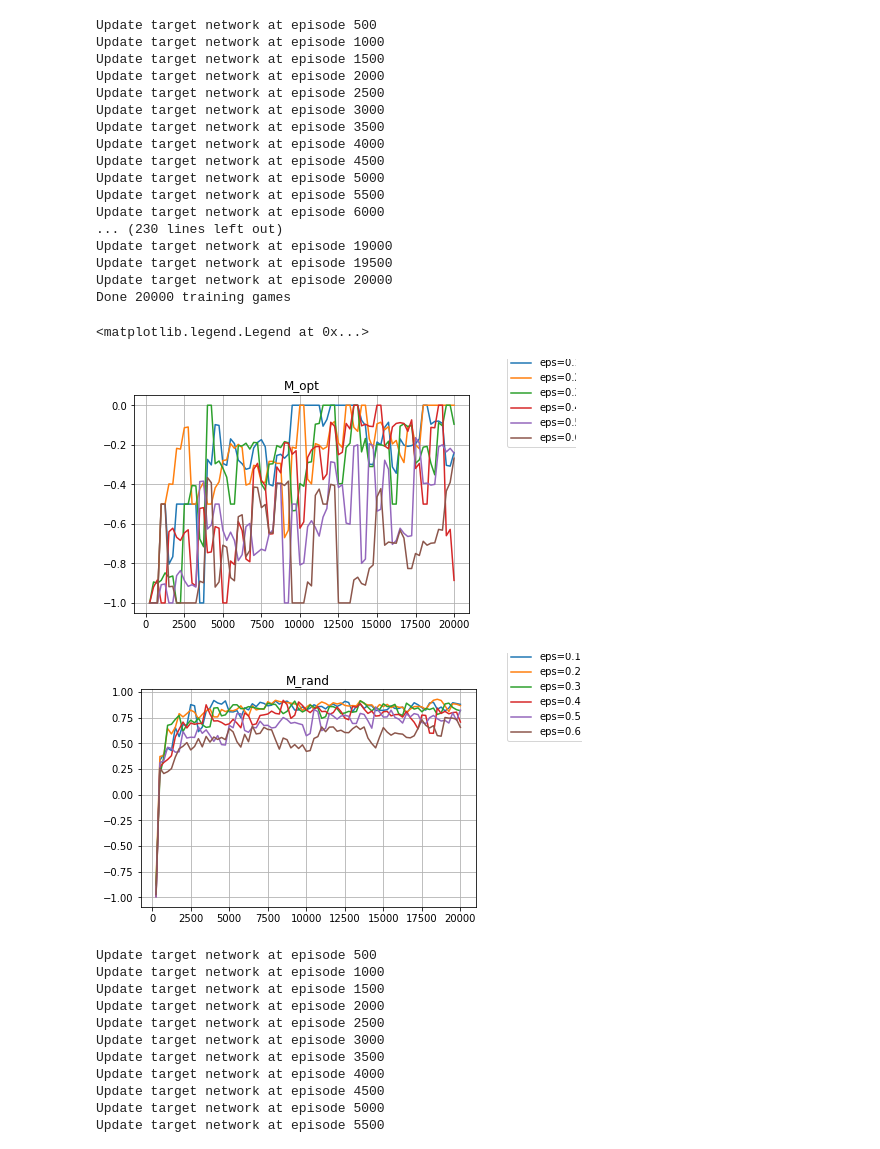
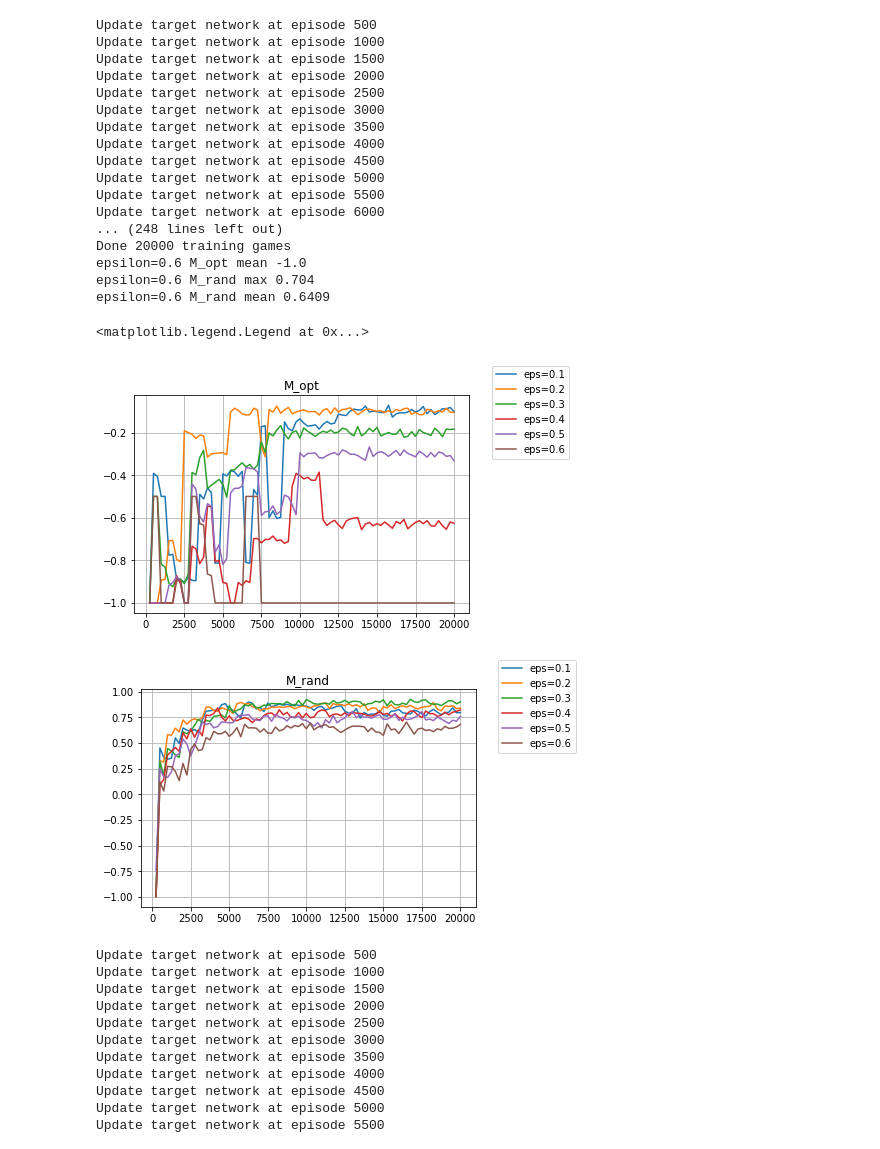
Before and after one commit to giuliamesc/tic_tac_toe, a Jupyter notebook: DeepQLearning_debug (1).ipynb, the cells around one changed output. Drawn from its saved outputs; the diff is of its cells as text; code cells hidden in the pictures.

```diff
--- a/DeepQLearning_debug (1).ipynb
+++ b/DeepQLearning_debug (1).ipynb
@@ -132,13 +132,14 @@ class DQLearning:
       return ret_tensor
 
 
-  def training(self):
+  def training(self, eps_opponent = 0.5):
     """
     Functions that runs self.N training games. If self.test = true, it runs self.n_test every self.n_train trainings.
     """
     self.episode_count = 0
     while True:  # Run until solved, i.e. while episode_count < self.N
         self.dq_player.set_epsilon(self.epsilon[self.episode_count])
+        self.opponent.epsilon = eps_opponent
         self.episode_count += 1
         state,_,_=self.env.reset()
         done = False
@@ -236,9 +237,6 @@ class DQLearning:
           if done:  #if the game is ended
             break
 
-        #if len(self.action_history) > self.batch_size:
-        #  self.loss_history.append(loss.numpy())
-
         self.episode_reward_history.append(episode_reward)
 
         #mean rewards and test if self.test == true
@@ -247,7 +245,7 @@ class DQLearning:
           self.episode_reward_history = []
           if self.test:
             self.test_games(n_test = self.n_test)
-            self.opponent.epsilon = 0.5
+            #self.opponent.epsilon = 0.5
 
         #decreasing learning rate
         if self.episode_count % 2500 == 0:
@@ -384,7 +415,7 @@ np.random.seed(2023)
 e_min = 0.1
 e_max = 0.8
 N = 20000
-N_star_vec = [1,1000, 10000, 20000, 30000,40000]
+N_star_vec = [1,10,100, 1000, 10000, 15000, 20000, 30000,40000]
 
 plt1, ax1 = plt.subplots()
 plt2, ax2 = plt.subplots()
@@ -479,7 +513,7 @@ class SelfDQLearning:
   """
   Class implementing the Deep Q-learning algorithm (DQN) for the agent playing against itself
   """
-  def __init__(self, epsilon, epsilon_opponent = 0.5, alpha = 5e-4, gamma = 0.99, player_name = 'O', N = 20000, n_train = 250, n_test = 500, buffer_size = 10000, batch_size = 64, test = True):
+  def __init__(self, epsilon, epsilon_opponent = 0.5, alpha = 1e-3, gamma = 0.99, player_name = 'O', N = 20000, n_train = 250, n_test = 500, buffer_size = 10000, batch_size = 64, test = True):
     self.epsilon = epsilon #exploration rate
     self.alpha = alpha #learning rate
     self.gamma = gamma #discount factor
@@ -663,7 +697,7 @@ class SelfDQLearning:
                   prediction = tf.reduce_sum(tf.multiply(prediction, masks), axis=1)
                   future_rewards = self.model_target(state_next_sample).numpy()
                   target = rewards_sample + self.gamma * (1-done_sample) * np.max(future_rewards, axis = 1)
-
+                  loss = self.loss_function(target, prediction)
                   # Backpropagation
                   grads = tape.gradient(loss, self.model.trainable_variables)
                   self.optimizer.apply_gradients(zip(grads, self.model.trainable_variables))
@@ -773,40 +807,43 @@ plt1, ax1 = plt.subplots()
 plt2, ax2 = plt.subplots()
 
 ax1.set_title('M_opt')
 ax2.set_title('M_rand')
 
 for epsilon in eps_vector:
-    sdql = SelfDQLearning(epsilon*np.ones([N,1]), N = N, n_train = n_train,  test = True, n_test = n_test, alpha = 5e-4)
+    sdql = SelfDQLearning(epsilon*np.ones([N,1]), N = N, n_train = n_train,  test = True, n_test = n_test, alpha = 1e-3)
     M_rand_vec, M_opt_vec = sdql.training()
+    print('epsilon=' + str(epsilon) + ' M_opt mean ' + str(np.mean(M_opt_vec[40:])))
+    print('epsilon=' + str(epsilon) + ' M_rand max ' + str(np.max(M_rand_vec)))
+    print('epsilon=' + str(epsilon) + ' M_rand mean ' + str(np.mean(M_rand_vec[40:])))
     ax1.plot(np.arange(1,len(M_opt_vec)+1)*250, M_opt_vec, label = 'eps='+str(epsilon))
     ax2.plot(np.arange(1,len(M_rand_vec)+1)*250, M_rand_vec, label = 'eps='+str(epsilon))
 
 ax1.grid()
 ax2.grid()
 
 plt1.legend(bbox_to_anchor=(0.94,1), loc="upper left")
 plt2.legend(bbox_to_anchor=(0.94,1), loc="upper left")
 # %% [output]
 Update target network at episode 500
 Update target network at episode 1000
 Update target network at episode 1500
 Update target network at episode 2000
 Update target network at episode 2500
 Update target network at episode 3000
 Update target network at episode 3500
 Update target network at episode 4000
 Update target network at episode 4500
 Update target network at episode 5000
 Update target network at episode 5500
 Update target network at episode 6000
-... (230 lines left out)
-Update target network at episode 19000
-Update target network at episode 19500
-Update target network at episode 20000
+... (248 lines left out)
 Done 20000 training games
+epsilon=0.6 M_opt mean -1.0
+epsilon=0.6 M_rand max 0.704
+epsilon=0.6 M_rand mean 0.6409
 <matplotlib.legend.Legend at 0x...>
-[figure, old version]
+[figure, new version]
-[figure, old version]
+[figure, new version]
 # %%
 ## Question 17
 random.seed(2022)
```
Also changed, not shown: parts of 4 cells of this notebook, 1 other file.
